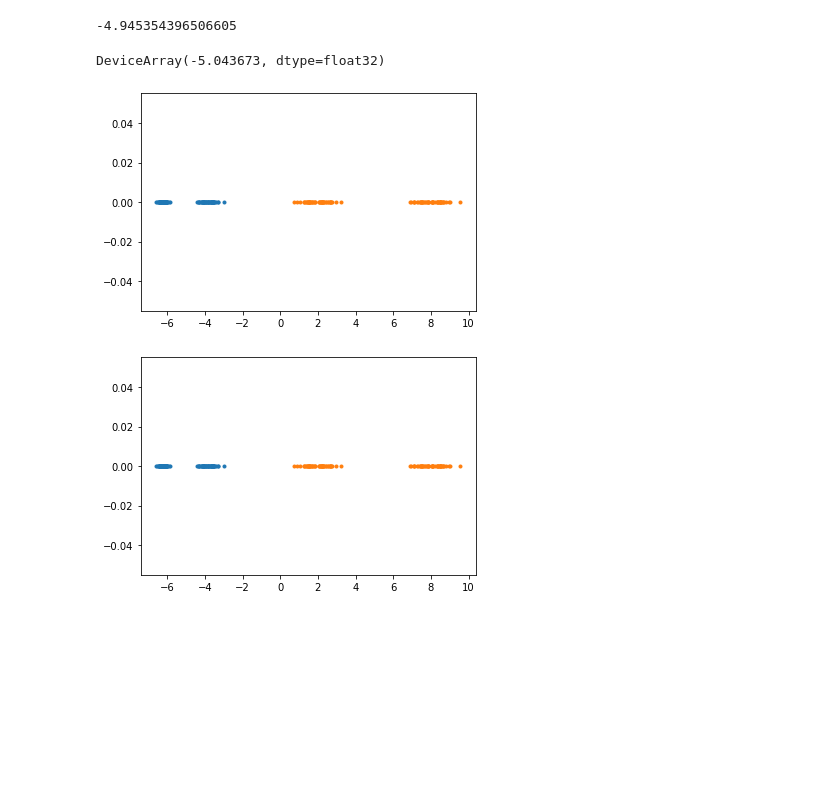
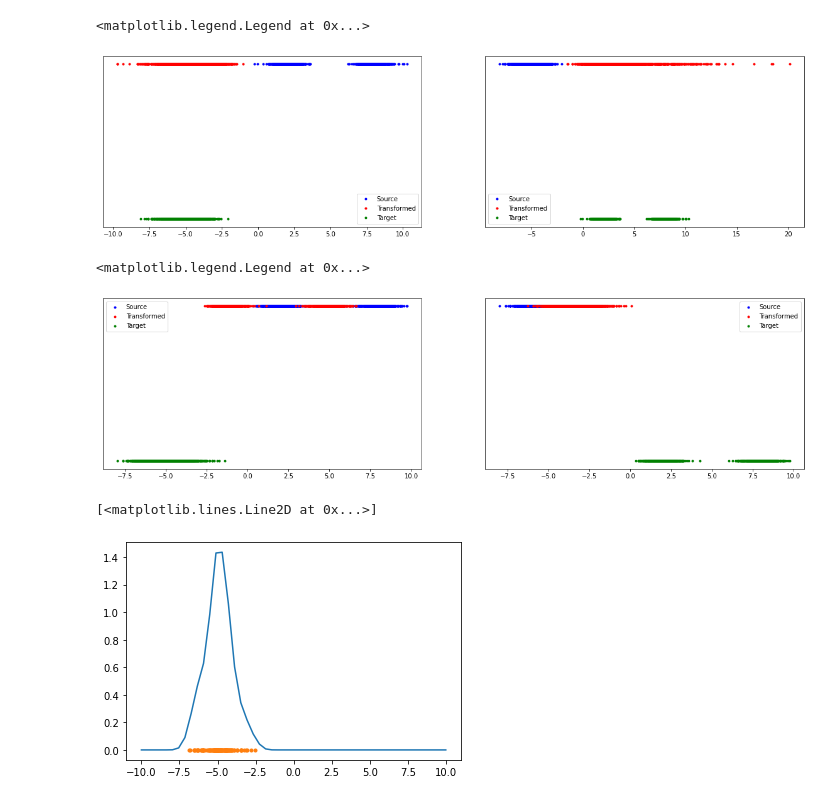
Before and after one commit to franciscovargas/SC-IPFP, a Jupyter notebook: notebooks/test_forwards_backwards-vmap.ipynb, the cells around one changed output. Saved outputs shown, nothing was run; the diff lists cells and outputs as text; code cells hidden in the pictures; blank space fills up the shorter version.

```diff
--- a/notebooks/test_forwards_backwards-vmap.ipynb
+++ b/notebooks/test_forwards_backwards-vmap.ipynb
@@ -487,30 +536,42 @@ X2.mean()
-# %%
-X1.mean()
-# %% [output]
--4.945354396506605
 # %%
-X11 = transport_batch(c, X2, False)
+X11 = np.array(transport_batch(c, X2, True)).flatten()
-# %%
-X11.mean()
-# %% [output]
-DeviceArray(-5.043673, dtype=float32)
-# %%
-plt.plot(X2.flatten(), [0] * 100, 'b.', label="Source")
-plt.plot(X11.flatten(), [0] * 100, 'r.', label="Transformed")
-plt.plot(X1.flatten(), [0] * 100, 'g.', label="Target")
-plt.legend()
-# %% [output]
-[figure, removed]
-[figure, removed]
+# %%
+X22 = np.array(transport_batch(c, X1, False)).flatten()
 # %%
-fig, axs = plt.subplots(12)
+fig, axs = plt.subplots(1,2, figsize=(20,5))
 
-axs[0].plot(X2.flatten(), [0] * 100, 'b.', label="Source")
-axs[0].plot(X11.flatten(), [0] * 100, 'r.', label="Transformed")
-axs[0].plot(X1.flatten(), [0] * 100, 'g.', label="Target")
+axs[0].plot(X2.flatten(), [0] * n, 'b.', label="Source")
+axs[0].plot(X11, [0] * n, 'r.', label="Transformed")
+axs[0].plot(X1.flatten(), [-0.1] * n, 'g.', label="Target")
+# axs[0].set_xticks([])
+axs[0].set_yticks([])
 axs[0].legend()
 
-axs[1].plot(X1.flatten(), [0] * 100, 'b.', label="Source")
-axs[1].plot(X22.flatten(), [0] * 100, 'r.', label="Transformed")
-axs[1].plot(X2.flatten(), [0] * 100, 'g.', label="Target")
-axs[0].legend()
+axs[1].plot(X1.flatten(), [0] * n, 'b.', label="Source")
+axs[1].plot(X22, [0] * n, 'r.', label="Transformed")
+axs[1].plot(X2.flatten(), [-0.1] * n, 'g.', label="Target")
+# axs[1].set_xticks([])
+axs[1].set_yticks([])
+axs[1].legend()
+# %% [output]
+<matplotlib.legend.Legend at 0x...>
+[figure, added]
+# %%
+fig, axs = plt.subplots(1,2, figsize=(20,5))
+
+axs[0].plot(X2.flatten(), [0] * n, 'b.', label="Source")
+axs[0].plot(X11, [0] * n, 'r.', label="Transformed")
+axs[0].plot(X1.flatten(), [-0.1] * n, 'g.', label="Target")
+# axs[0].set_xticks([])
+axs[0].set_yticks([])
+axs[0].legend()
+
+axs[1].plot(X1.flatten(), [0] * n, 'b.', label="Source")
+axs[1].plot(X22, [0] * n, 'r.', label="Transformed")
+axs[1].plot(X2.flatten(), [-0.1] * n, 'g.', label="Target")
+# axs[1].set_xticks([])
+axs[1].set_yticks([])
+axs[1].legend()
+# %% [output]
+<matplotlib.legend.Legend at 0x...>
+[figure, added]
@@ -516,0 +580,9 @@ axs[0].legend()
+# %%
+xx = np.linspace(-10, 10).reshape(-1,1)
+
+kd  = np.exp(log_kde_pdf_per_point(xx, batch_terminal_empirical_f, c.H_0))
+plt.plot(xx, kd)
+plt.plot(batch_terminal_empirical_f , [0] * len(batch_terminal_empirical_f), ".")
+# %% [output]
+[<matplotlib.lines.Line2D at 0x...>]
+[figure, added]
```
Also changed, not shown: parts of 28 cells of this notebook, 1 other file.
